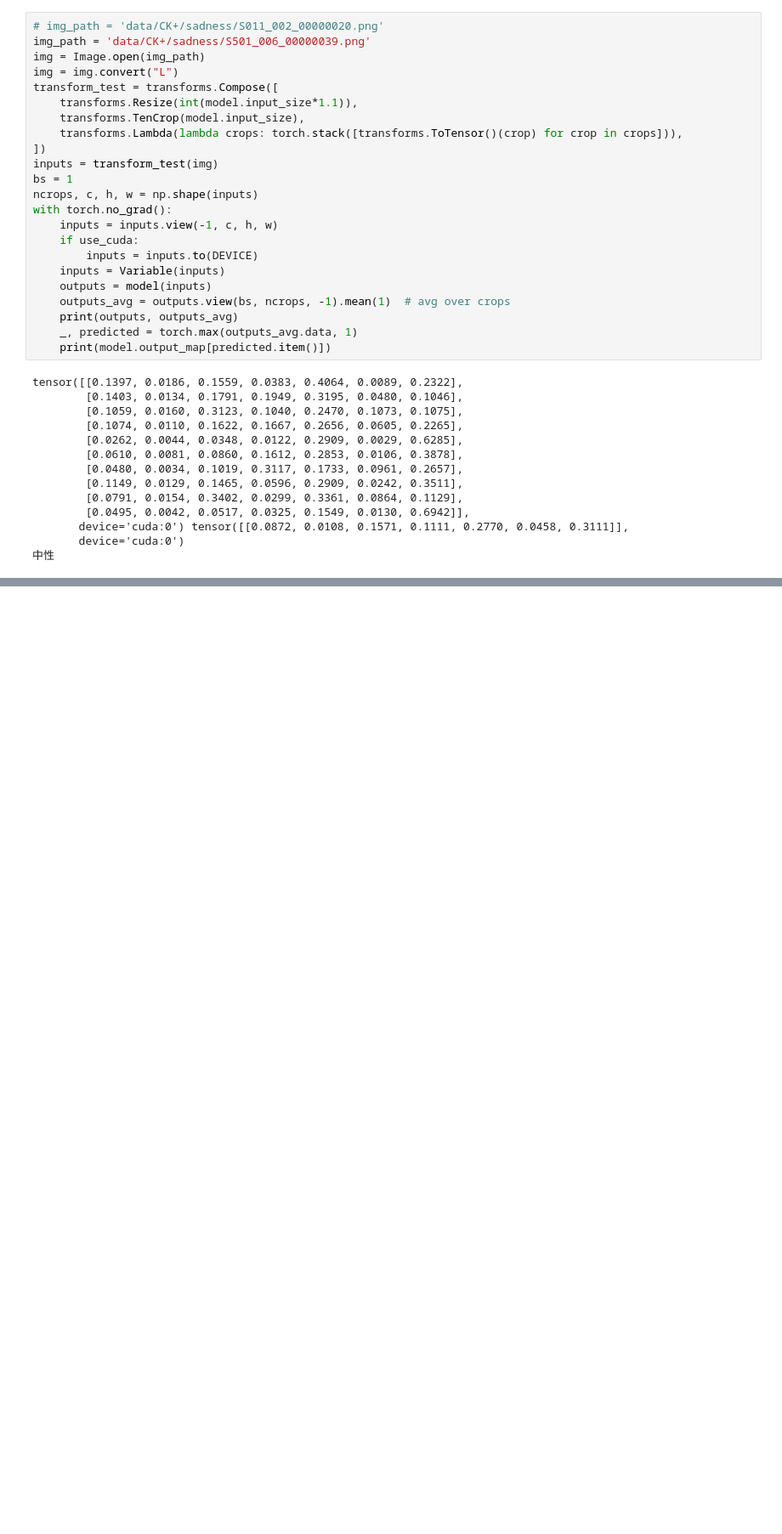
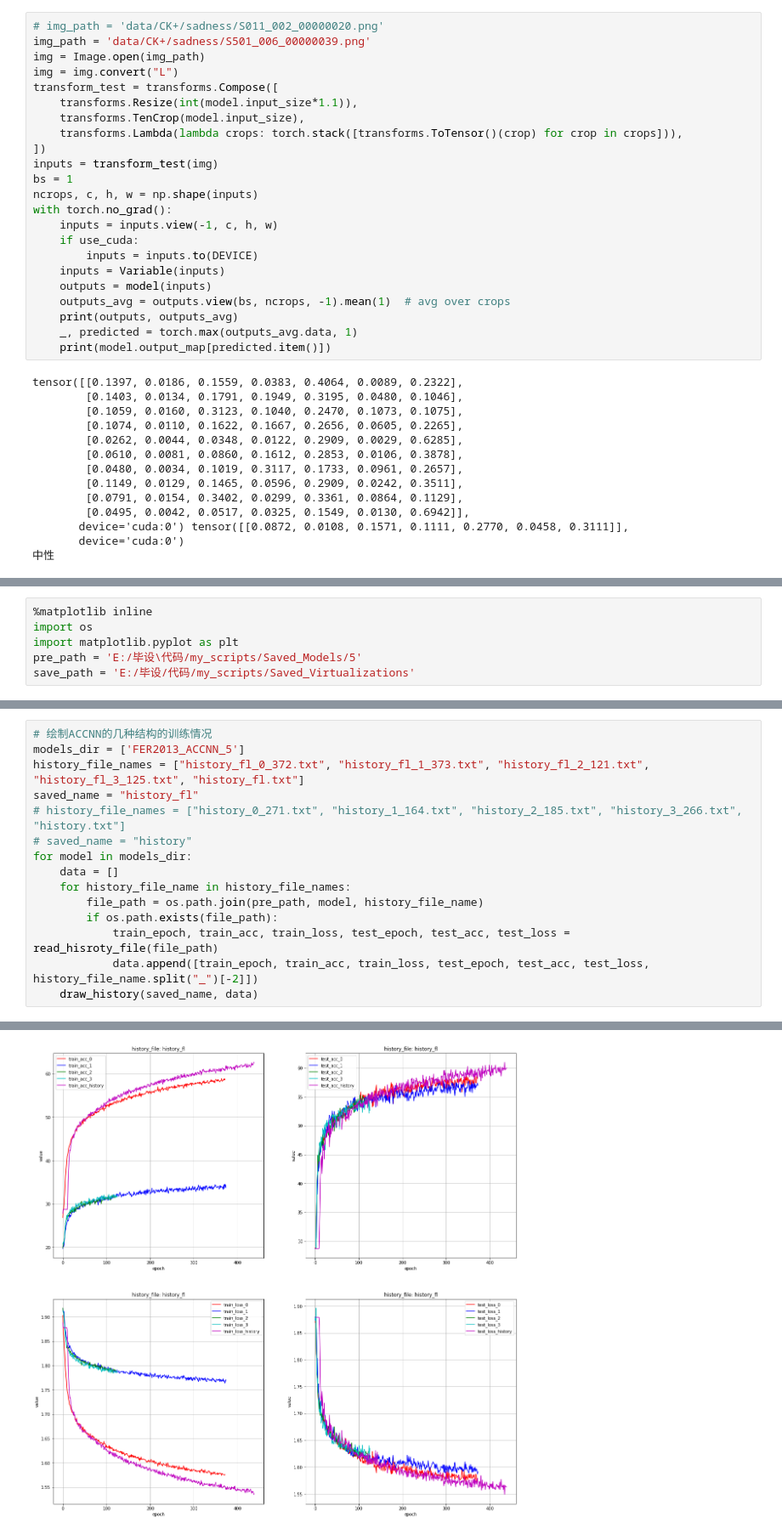
Before and after one commit to Chaunhewie/FER-based-on-Pytorch, a Jupyter notebook: trained_model_results.ipynb, the cells around one changed output, grey strips where cells are left out. Shown at 85% size. Cells and saved outputs as stored; diff of their text form; blank space fills up the shorter version.

```diff
--- a/trained_model_results.ipynb
+++ b/trained_model_results.ipynb
@@ -330,0 +334,6 @@ tensor([[0.1397, 0.0186, 0.1559, 0.0383, 0.4064, 0.0089, 0.2322],
+# %%
+%matplotlib inline
+import os
+import matplotlib.pyplot as plt
+pre_path = 'E:/毕设\代码/my_scripts/Saved_Models/5'
+save_path = 'E:/毕设/代码/my_scripts/Saved_Virtualizations'
@@ -330,0 +431,16 @@ tensor([[0.1397, 0.0186, 0.1559, 0.0383, 0.4064, 0.0089, 0.2322],
+# %%
+# 绘制ACCNN的几种结构的训练情况
+models_dir = ['FER2013_ACCNN_5']
+history_file_names = ["history_fl_0_372.txt", "history_fl_1_373.txt", "history_fl_2_121.txt", "history_fl_3_125.txt", "history_fl.txt"]
+saved_name = "history_fl"
+# history_file_names = ["history_0_271.txt", "history_1_164.txt", "history_2_185.txt", "history_3_266.txt", "history.txt"]
+# saved_name = "history"
+for model in models_dir:
+    data = []
+    for history_file_name in history_file_names:
+        file_path = os.path.join(pre_path, model, history_file_name)
+        if os.path.exists(file_path):
+            train_epoch, train_acc, train_loss, test_epoch, test_acc, test_loss = read_hisroty_file(file_path)
+            data.append([train_epoch, train_acc, train_loss, test_epoch, test_acc, test_loss, history_file_name.split("_")[-2]])
+    draw_history(saved_name, data)
+# %% [output]
@@ -330,0 +467 @@ tensor([[0.1397, 0.0186, 0.1559, 0.0383, 0.4064, 0.0089, 0.2322],
+[figure, added]
```
Also changed, not shown: parts of 4 cells of this notebook, 3 other files.
